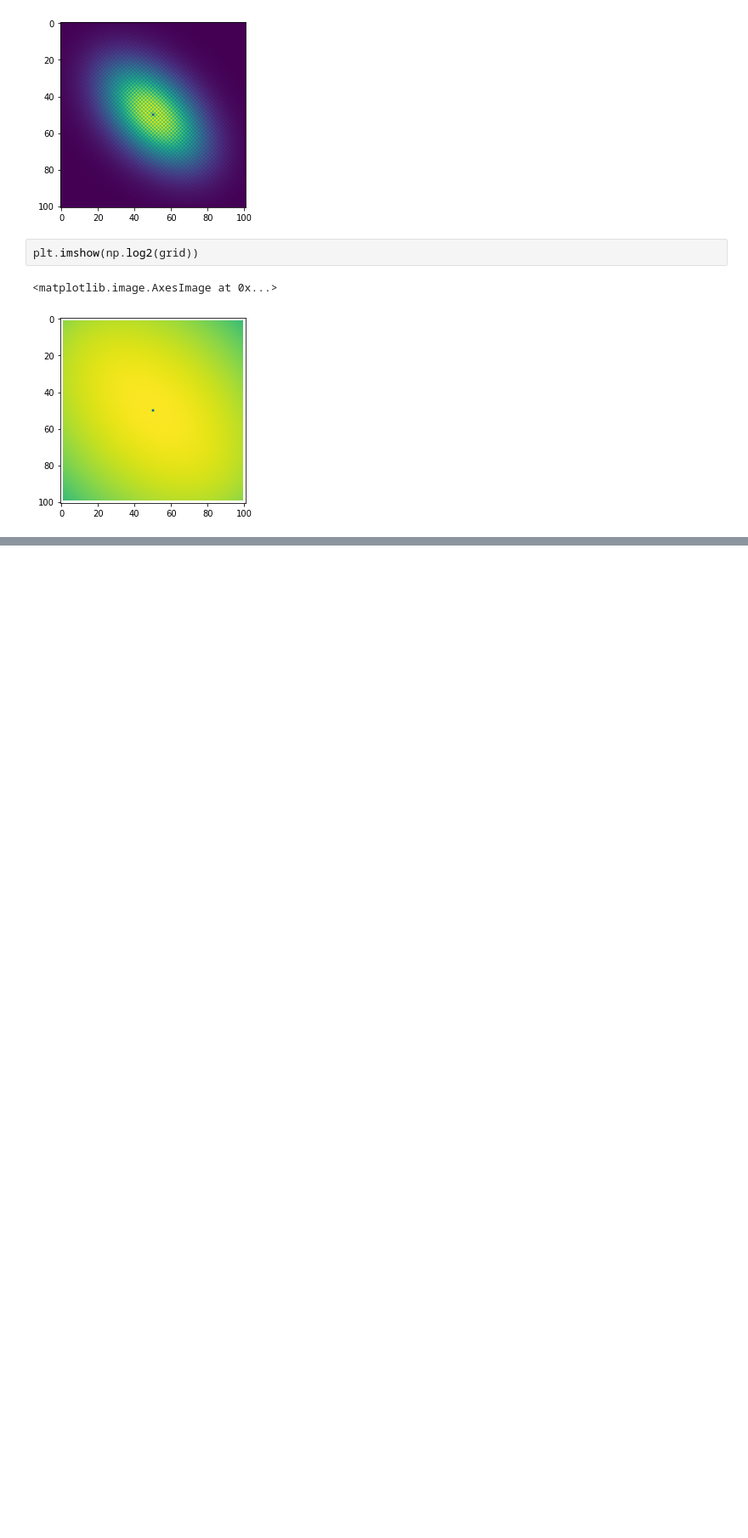
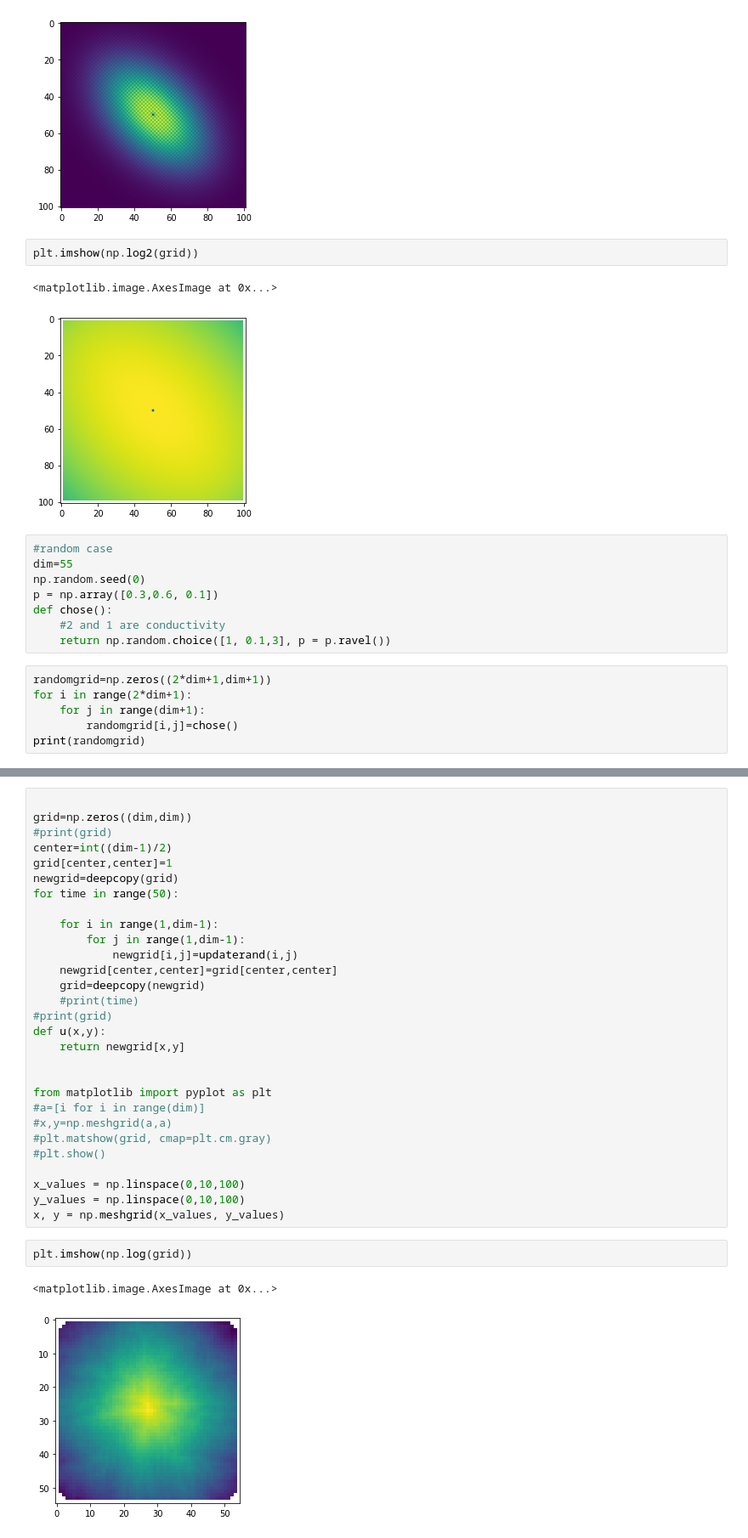
Before and after one commit to Desmond-LIN-Y/Homogenization, a Jupyter notebook: Random-distribution.ipynb, the cells around one changed output, grey strips where cells are left out. Shown at 85% size. Cells and saved outputs as stored; diff of their text form; blank space fills up the shorter version.

```diff
--- a/Random-distribution.ipynb
+++ b/Random-distribution.ipynb
@@ -92,3 +92,17 @@ plt.imshow(np.log2(grid))
 # %% [output]
 <matplotlib.image.AxesImage at 0x...>
 [figure]
+# %%
+#random case
+dim=55
+np.random.seed(0)
+p = np.array([0.3,0.6, 0.1])
+def chose():
+    #2 and 1 are conductivity
+    return np.random.choice([1, 0.1,3], p = p.ravel())
+# %%
+randomgrid=np.zeros((2*dim+1,dim+1))
+for i in range(2*dim+1):
+    for j in range(dim+1):
+        randomgrid[i,j]=chose()
+print(randomgrid)
@@ -94,0 +148,34 @@ plt.imshow(np.log2(grid))
+# %%
+
+grid=np.zeros((dim,dim))
+#print(grid)
+center=int((dim-1)/2)
+grid[center,center]=1
+newgrid=deepcopy(grid)
+for time in range(50):
+
+    for i in range(1,dim-1):
+        for j in range(1,dim-1):
+            newgrid[i,j]=updaterand(i,j)
+    newgrid[center,center]=grid[center,center]
+    grid=deepcopy(newgrid)
+    #print(time)
+#print(grid)
+def u(x,y):
+    return newgrid[x,y]
+
+
+from matplotlib import pyplot as plt
+#a=[i for i in range(dim)]
+#x,y=np.meshgrid(a,a)
+#plt.matshow(grid, cmap=plt.cm.gray)
+#plt.show()
+
+x_values = np.linspace(0,10,100)
+y_values = np.linspace(0,10,100)
+x, y = np.meshgrid(x_values, y_values)
+# %%
+plt.imshow(np.log(grid))
+# %% [output]
+<matplotlib.image.AxesImage at 0x...>
+[figure, added]
```
Also changed, not shown: parts of 4 cells of this notebook.
